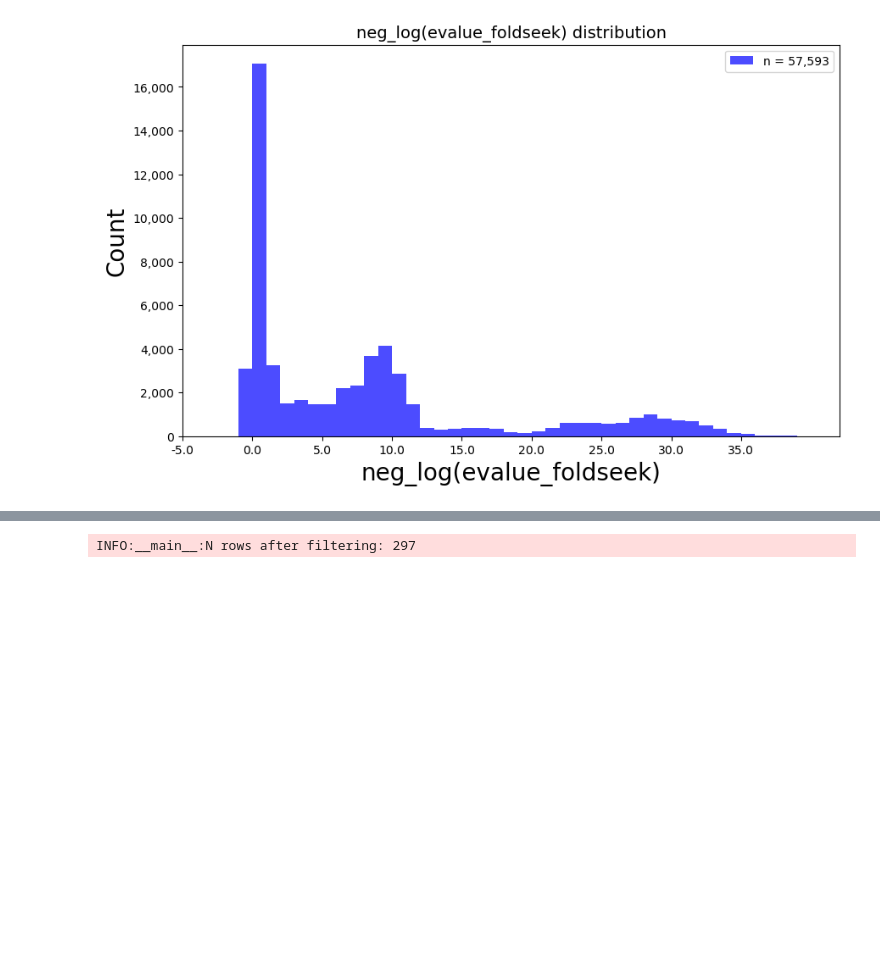
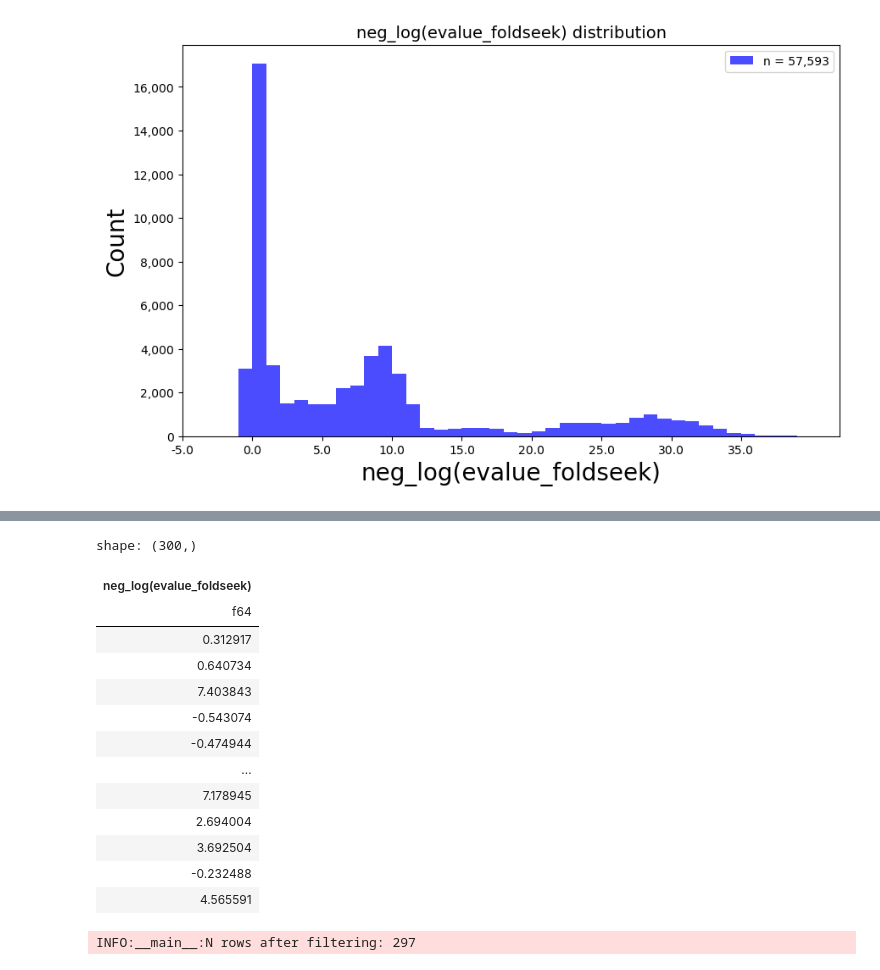
Before and after one commit to juliandeanmoran/BISSH, a Jupyter notebook: testing/explore_zorya.ipynb, the cells around one changed output, grey strips where cells are left out. Cells and saved outputs as stored; diff of their text form; code cells hidden in the pictures; blank space fills up the shorter version.

```diff
--- a/testing/explore_zorya.ipynb
+++ b/testing/explore_zorya.ipynb
@@ -517,3 +540,20 @@ plot_scatter(
+# %%
+df_pm[VAR_NAME_LOG_EVALUE]
+# %% [output]
+shape: (300,)
+| neg_log(evalue_foldseek) |
+| f64 |
+| 0.312917 |
+| 0.640734 |
+| 7.403843 |
+| -0.543074 |
+| -0.474944 |
+| … |
+| 7.178945 |
+| 2.694004 |
+| 3.692504 |
+| -0.232488 |
+| 4.565591 |
 # %%
 # ────────────────────────────────────────────────────────────
 #      Filter: similarity score
```
Also changed, not shown: parts of 5 cells of this notebook, 5 other files.
